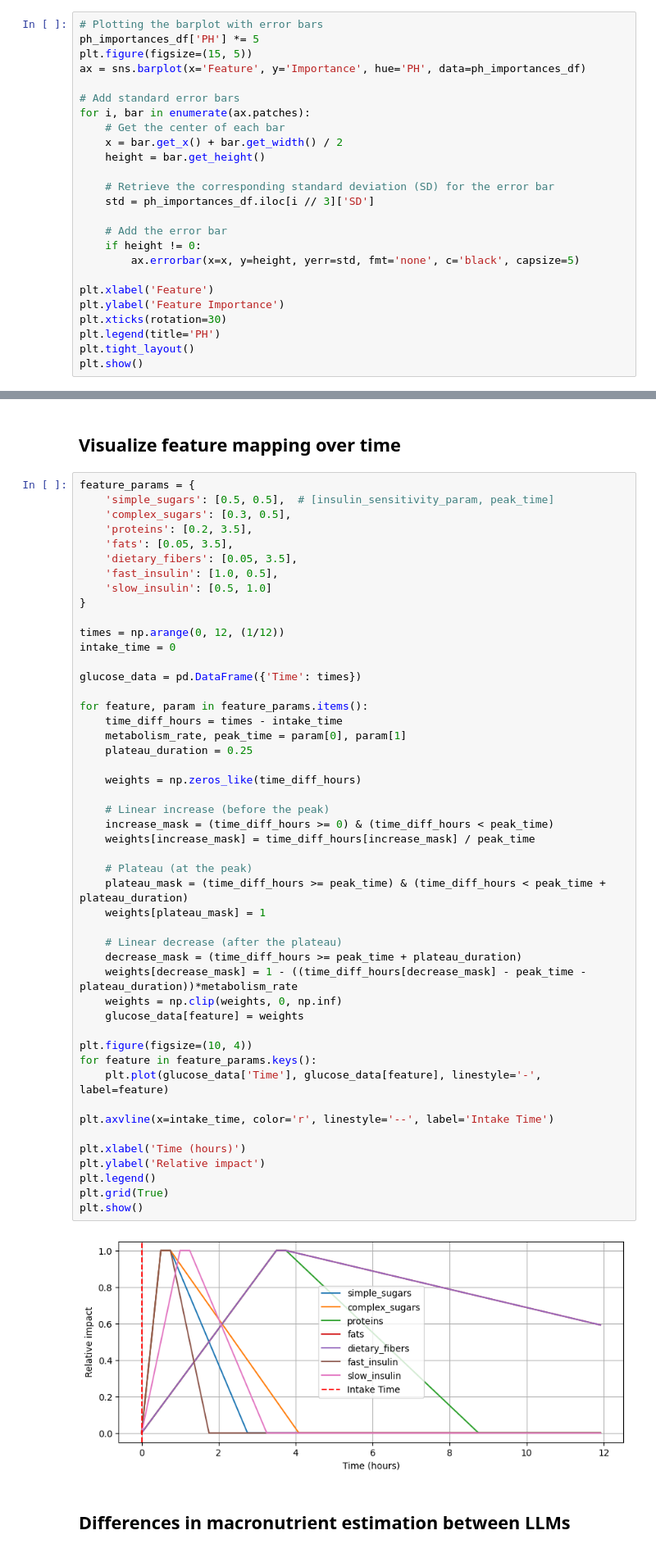
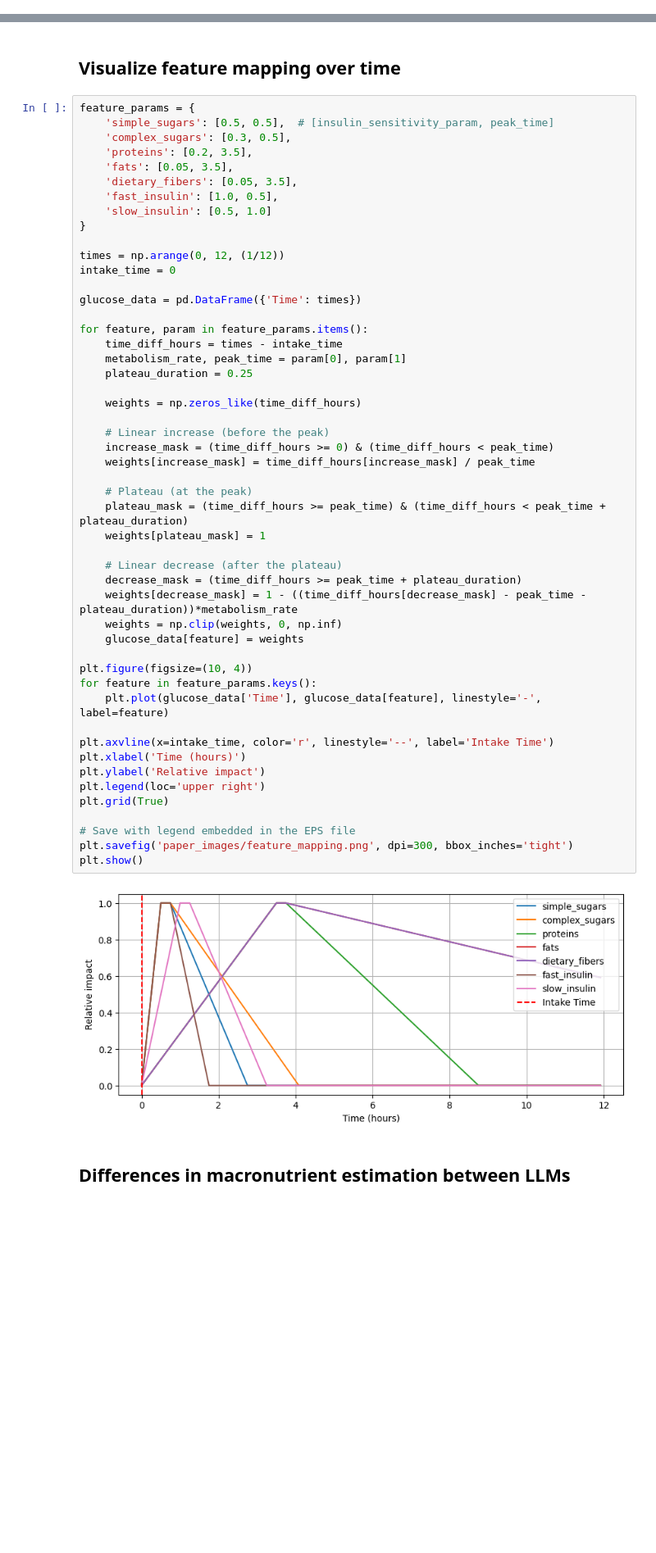
Before and after one commit to Prgrmmrjns/Glucovision, a Jupyter notebook: plotting.ipynb, the cells around one changed output, grey strips where cells are left out. Shown at 82% size. Drawn from its saved outputs; the diff is of its cells as text; blank space fills up the shorter version.

```diff
--- a/plotting.ipynb
+++ b/plotting.ipynb
@@ -360,28 +364,3 @@ for prediction_horizon in ['6', '9', '12']:
     for feature in importance_means.index:
         ph_importances_df.loc[(ph_importances_df['PH']==int(prediction_horizon)) & (ph_importances_df['Feature']==feature), 'Importance'] = importance_means[feature]
         ph_importances_df.loc[(ph_importances_df['PH']==int(prediction_horizon)) & (ph_importances_df['Feature']==feature), 'SD'] = importance_stds[feature]
-# %%
-# Plotting the barplot with error bars
-ph_importances_df['PH'] *= 5
-plt.figure(figsize=(15, 5))
-ax = sns.barplot(x='Feature', y='Importance', hue='PH', data=ph_importances_df)
-
-# Add standard error bars
-for i, bar in enumerate(ax.patches):
-    # Get the center of each bar
-    x = bar.get_x() + bar.get_width() / 2
-    height = bar.get_height()
-
-    # Retrieve the corresponding standard deviation (SD) for the error bar
-    std = ph_importances_df.iloc[i // 3]['SD']
-
-    # Add the error bar
-    if height != 0:
-        ax.errorbar(x=x, y=height, yerr=std, fmt='none', c='black', capsize=5)
-
-plt.xlabel('Feature')
-plt.ylabel('Feature Importance')
-plt.xticks(rotation=30)
-plt.legend(title='PH')
-plt.tight_layout()
-plt.show()
@@ -445,35 +422,37 @@ for feature, param in feature_params.items():
     time_diff_hours = times - intake_time
     metabolism_rate, peak_time = param[0], param[1]
     plateau_duration = 0.25
 
     weights = np.zeros_like(time_diff_hours)
 
     # Linear increase (before the peak)
     increase_mask = (time_diff_hours >= 0) & (time_diff_hours < peak_time)
     weights[increase_mask] = time_diff_hours[increase_mask] / peak_time
 
     # Plateau (at the peak)
     plateau_mask = (time_diff_hours >= peak_time) & (time_diff_hours < peak_time + plateau_duration)
     weights[plateau_mask] = 1
 
     # Linear decrease (after the plateau)
     decrease_mask = (time_diff_hours >= peak_time + plateau_duration)
     weights[decrease_mask] = 1 - ((time_diff_hours[decrease_mask] - peak_time - plateau_duration))*metabolism_rate
     weights = np.clip(weights, 0, np.inf)
     glucose_data[feature] = weights
 
 plt.figure(figsize=(10, 4))
 for feature in feature_params.keys():
     plt.plot(glucose_data['Time'], glucose_data[feature], linestyle='-', label=feature)
 
 plt.axvline(x=intake_time, color='r', linestyle='--', label='Intake Time')
-
 plt.xlabel('Time (hours)')
 plt.ylabel('Relative impact')
-plt.legend()
+plt.legend(loc='upper right')
 plt.grid(True)
+
+# Save with legend embedded in the EPS file
+plt.savefig('paper_images/feature_mapping.png', dpi=300, bbox_inches='tight')
 plt.show()
 # %% [output]
-[figure, old version]
+[figure, new version]
 # %% [markdown]
 ## Differences in macronutrient estimation between LLMs
```
Also changed, not shown: parts of 13 cells of this notebook, 19 other files.
